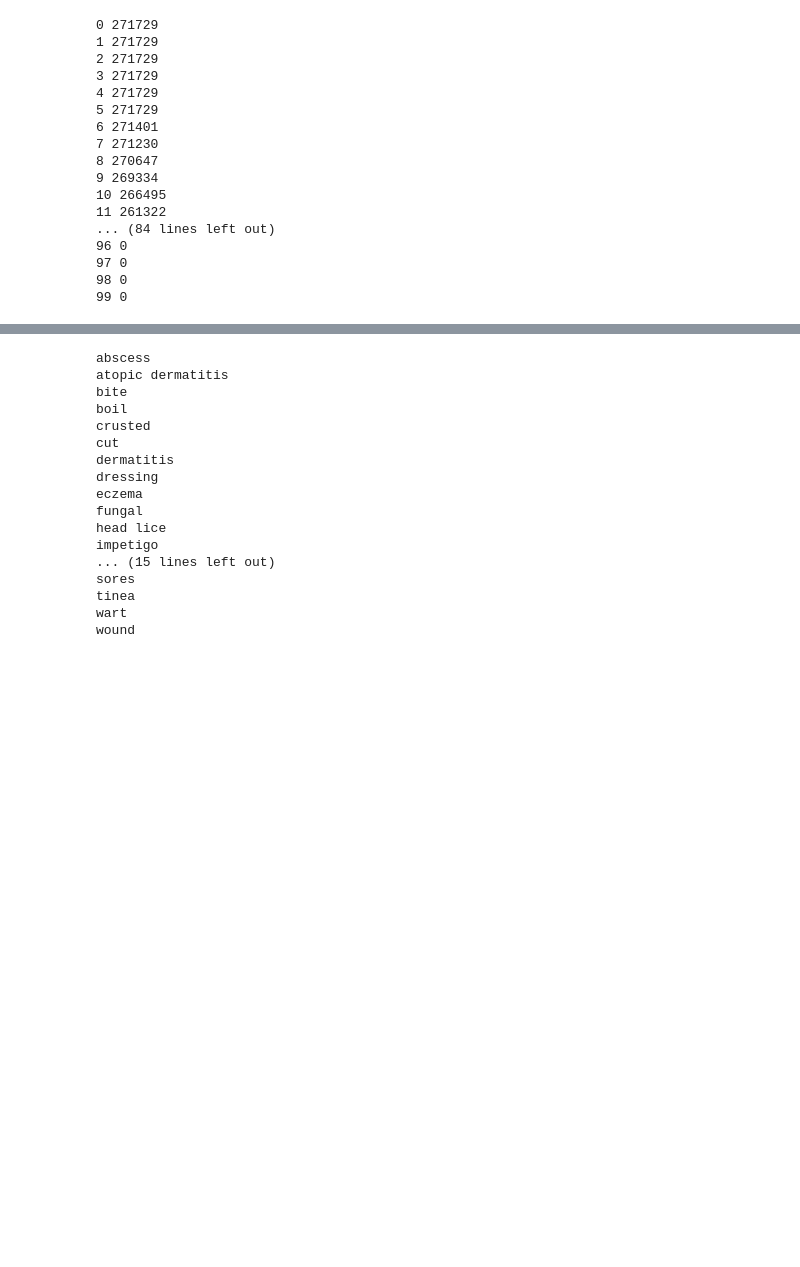
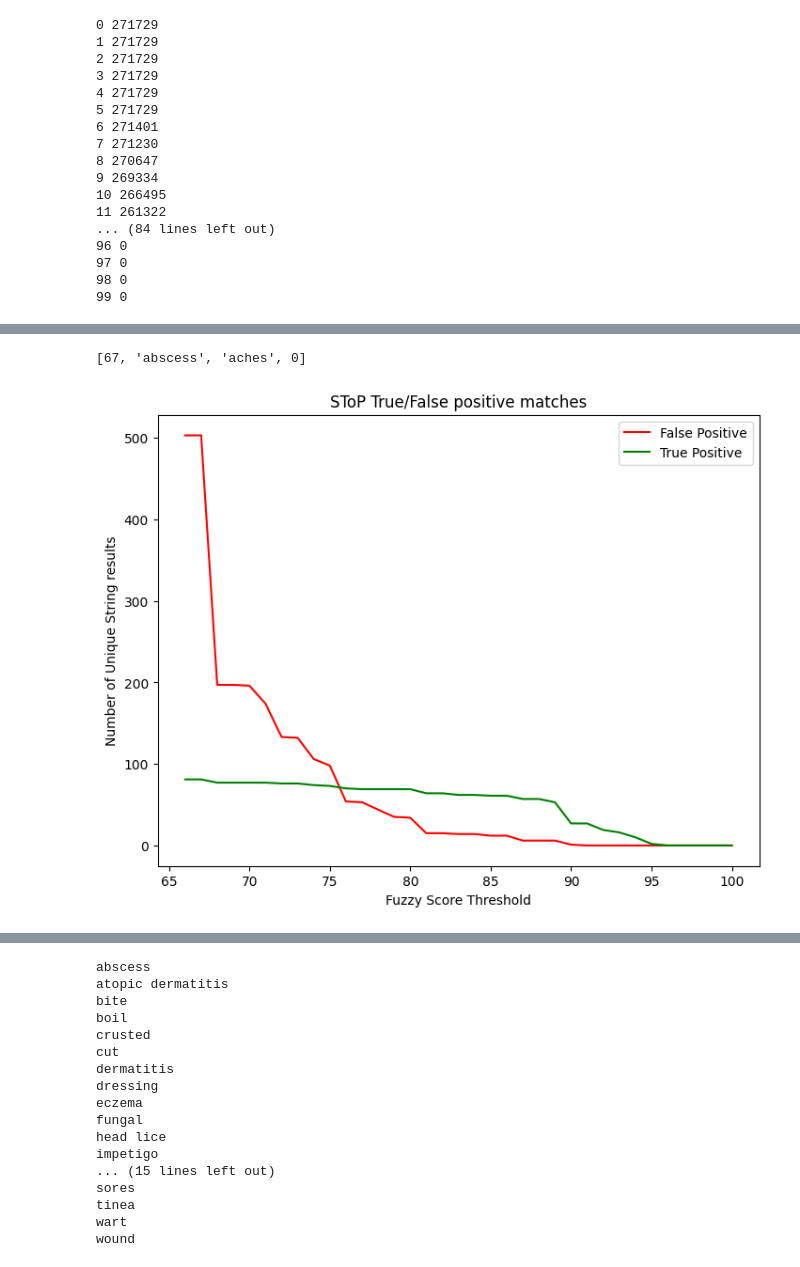
Before and after one commit to MassieGit/SToP_search, a Jupyter notebook: STOP_searchstring.ipynb, the cells around one changed output, grey strips where cells are left out. Drawn from its saved outputs; the diff is of its cells as text; code cells hidden in the pictures; blank space fills up the shorter version.

Commit message:
Add files via upload
Result 2.0

```diff
--- a/STOP_searchstring.ipynb
+++ b/STOP_searchstring.ipynb
@@ -302,3 +301,6 @@ for key in fuzzy_dictionary:
             fuzzy_threshold.append(fuzzy_dictionary[key][a])
 
 fuzzy_threshold = sorted(fuzzy_threshold, key = lambda x: (x[1], x[0]))
+# %%
+for a in range (0, len(fuzzy_threshold)):
+    fuzzy_threshold[a].append(0)
@@ -304,0 +358,40 @@ fuzzy_threshold = sorted(fuzzy_threshold, key = lambda x: (x[1], x[0]))
+# %%
+fuzzy_threshold[0]
+# %% [output]
+[67, 'abscess', 'aches', 0]
+# %%
+false_positive_array = []
+true_positive_array = []
+x_axis_array = []
+
+for a in range (100, 65, -1):
+    false_count = 0
+    true_count = 0
+
+    for b in range (0, len(fuzzy_threshold)):
+        if fuzzy_threshold[b][0] >= a:
+            if fuzzy_threshold[b][-1] == 1:
+                true_count = true_count + 1
+            if fuzzy_threshold[b][-1] == 0:
+                false_count = false_count + 1
+
+    false_positive_array.append(false_count)
+    true_positive_array.append(true_count)
+    x_axis_array.append(a)
+# %%
+import matplotlib.pyplot as plt
+
+fig = plt.figure()
+ax = fig.add_axes([0,0,1,1])
+
+ax.plot(x_axis_array, false_positive_array, label = "False Positive", color = "red")
+ax.plot(x_axis_array, true_positive_array, label = "True Positive", color = "green")
+
+plt.legend()
+plt.title("SToP True/False positive matches")
+plt.ylabel("Number of Unique String results")
+plt.xlabel("Fuzzy Score Threshold")
+
+plt.show()
+# %% [output]
+[figure, added]
```
Also changed, not shown: parts of 4 cells of this notebook, 1 other file.
